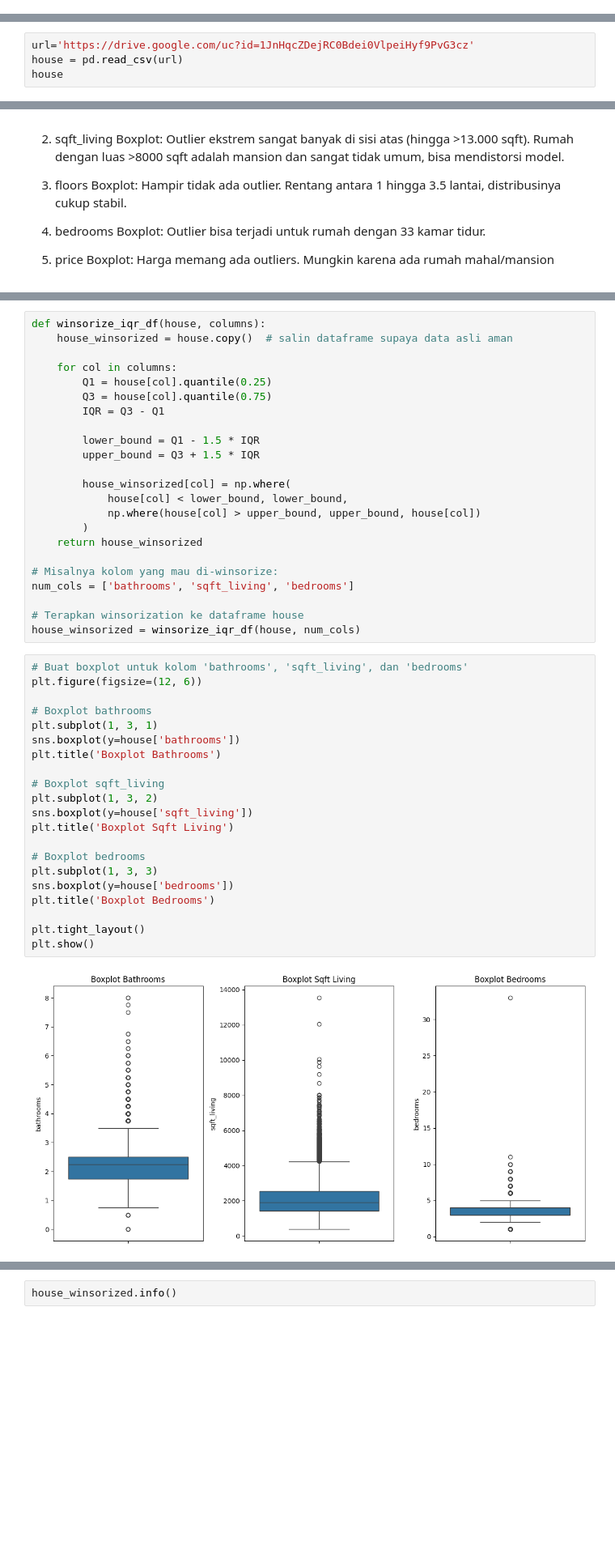
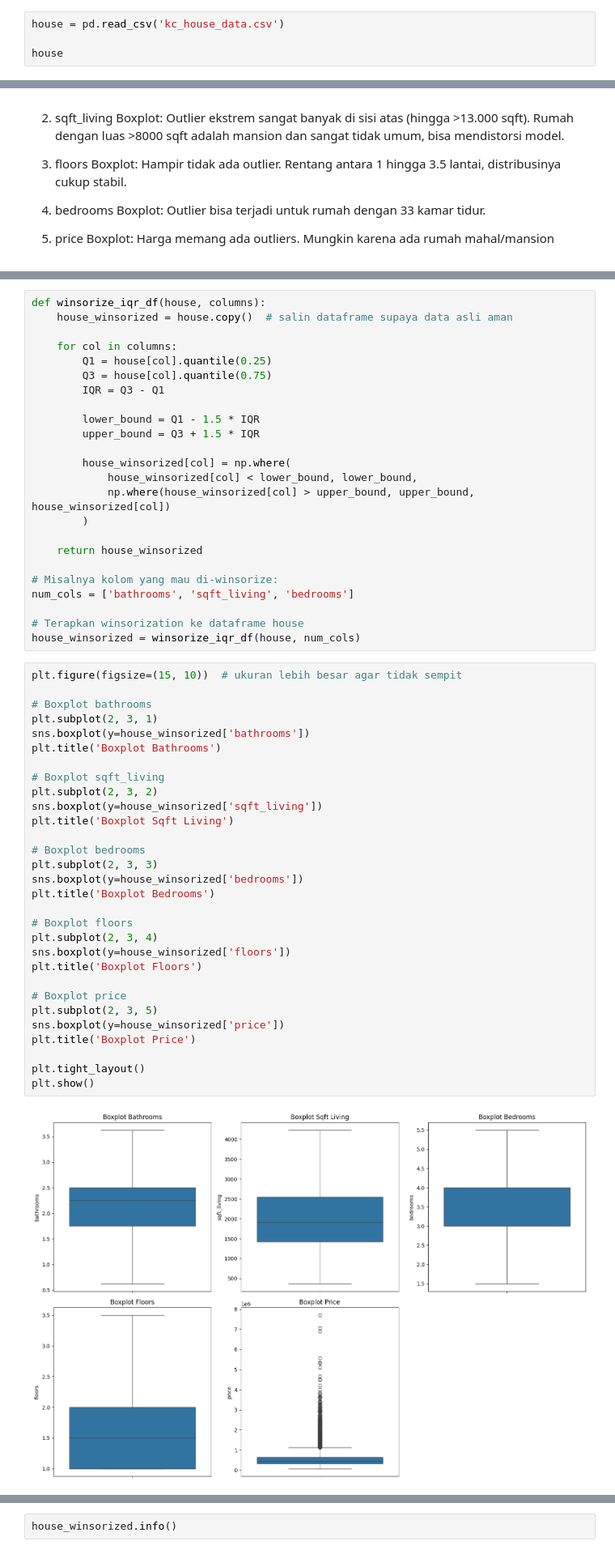
Before and after one commit to Vitly7/Submission-1_Predict-Analysis, a Jupyter notebook: Submission_1_Predict_Analysis_Vittorio_Fiorentino.ipynb, the cells around one changed output, grey strips where cells are left out. Shown at 81% size. Saved outputs shown, nothing was run; the diff lists cells and outputs as text; blank space fills up the shorter version.

```diff
--- a/Submission_1_Predict_Analysis_Vittorio_Fiorentino.ipynb
+++ b/Submission_1_Predict_Analysis_Vittorio_Fiorentino.ipynb
@@ -0,0 +64,4 @@
+# %%
+house = pd.read_csv('kc_house_data.csv')
+
+house
@@ -23,4 +87,0 @@ from sklearn.ensemble import AdaBoostRegressor
-# %%
-url='https://drive.google.com/uc?id=1JnHqcZDejRC0Bdei0VlpeiHyf9PvG3cz'
-house = pd.read_csv(url)
-house
@@ -227,9 +316,10 @@ def winsorize_iqr_df(house, columns):
         upper_bound = Q3 + 1.5 * IQR
 
         house_winsorized[col] = np.where(
-            house[col] < lower_bound, lower_bound,
-            np.where(house[col] > upper_bound, upper_bound, house[col])
+            house_winsorized[col] < lower_bound, lower_bound,
+            np.where(house_winsorized[col] > upper_bound, upper_bound, house_winsorized[col])
         )
+
     return house_winsorized
 
 # Misalnya kolom yang mau di-winsorize:
@@ -238,25 +328,34 @@ num_cols = ['bathrooms', 'sqft_living', 'bedrooms']
 # Terapkan winsorization ke dataframe house
 house_winsorized = winsorize_iqr_df(house, num_cols)
 # %%
-# Buat boxplot untuk kolom 'bathrooms', 'sqft_living', dan 'bedrooms'
-plt.figure(figsize=(12, 6))
+plt.figure(figsize=(15, 10))  # ukuran lebih besar agar tidak sempit
 
 # Boxplot bathrooms
-plt.subplot(1, 3, 1)
-sns.boxplot(y=house['bathrooms'])
+plt.subplot(2, 3, 1)
+sns.boxplot(y=house_winsorized['bathrooms'])
 plt.title('Boxplot Bathrooms')
 
 # Boxplot sqft_living
-plt.subplot(1, 3, 2)
-sns.boxplot(y=house['sqft_living'])
+plt.subplot(2, 3, 2)
+sns.boxplot(y=house_winsorized['sqft_living'])
 plt.title('Boxplot Sqft Living')
 
 # Boxplot bedrooms
-plt.subplot(1, 3, 3)
-sns.boxplot(y=house['bedrooms'])
+plt.subplot(2, 3, 3)
+sns.boxplot(y=house_winsorized['bedrooms'])
 plt.title('Boxplot Bedrooms')
+
+# Boxplot floors
+plt.subplot(2, 3, 4)
+sns.boxplot(y=house_winsorized['floors'])
+plt.title('Boxplot Floors')
+
+# Boxplot price
+plt.subplot(2, 3, 5)
+sns.boxplot(y=house_winsorized['price'])
+plt.title('Boxplot Price')
 
 plt.tight_layout()
 plt.show()
 # %% [output]
-[figure, old version]
+[figure, new version]
```
Also changed, not shown: parts of 75 cells of this notebook, 13 other files.
